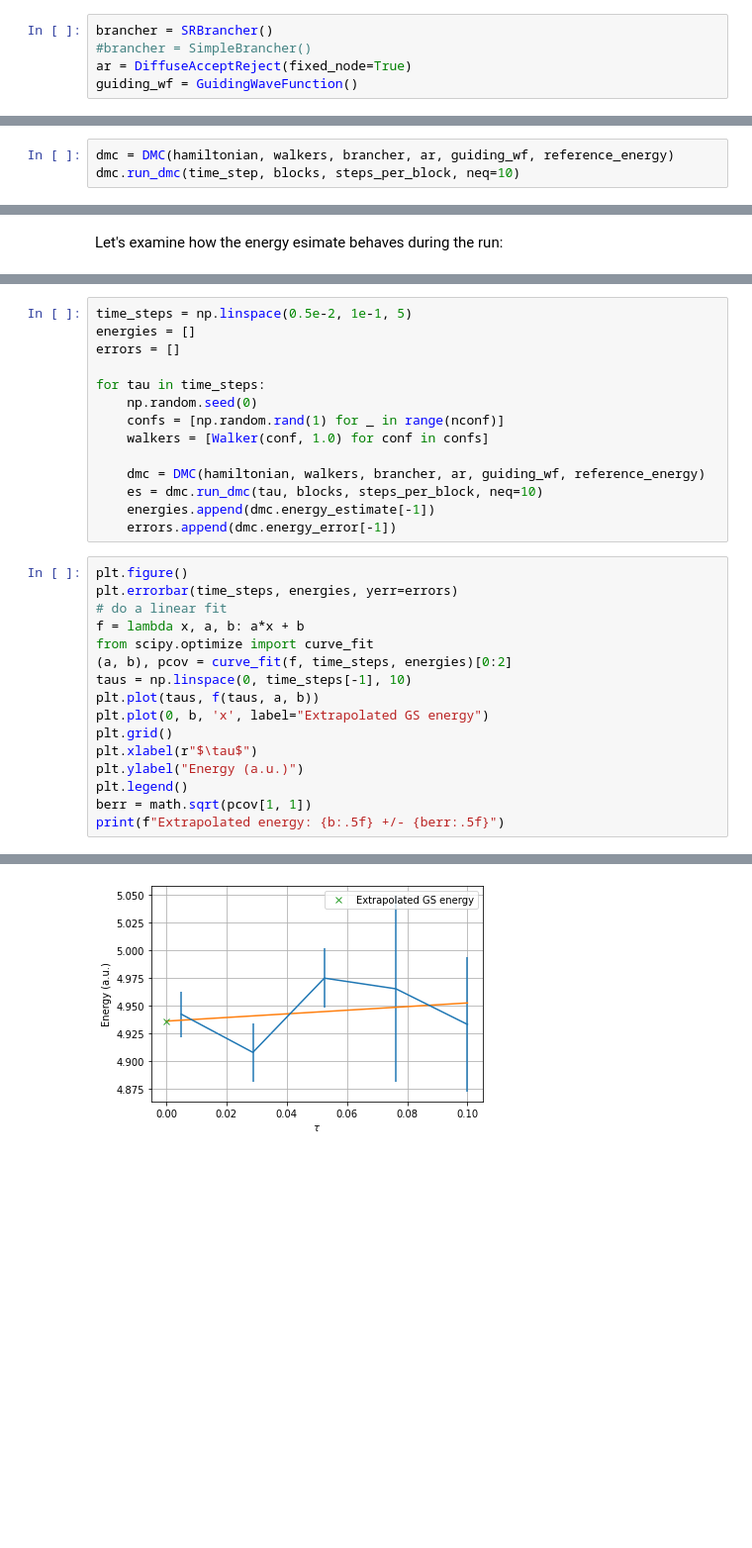
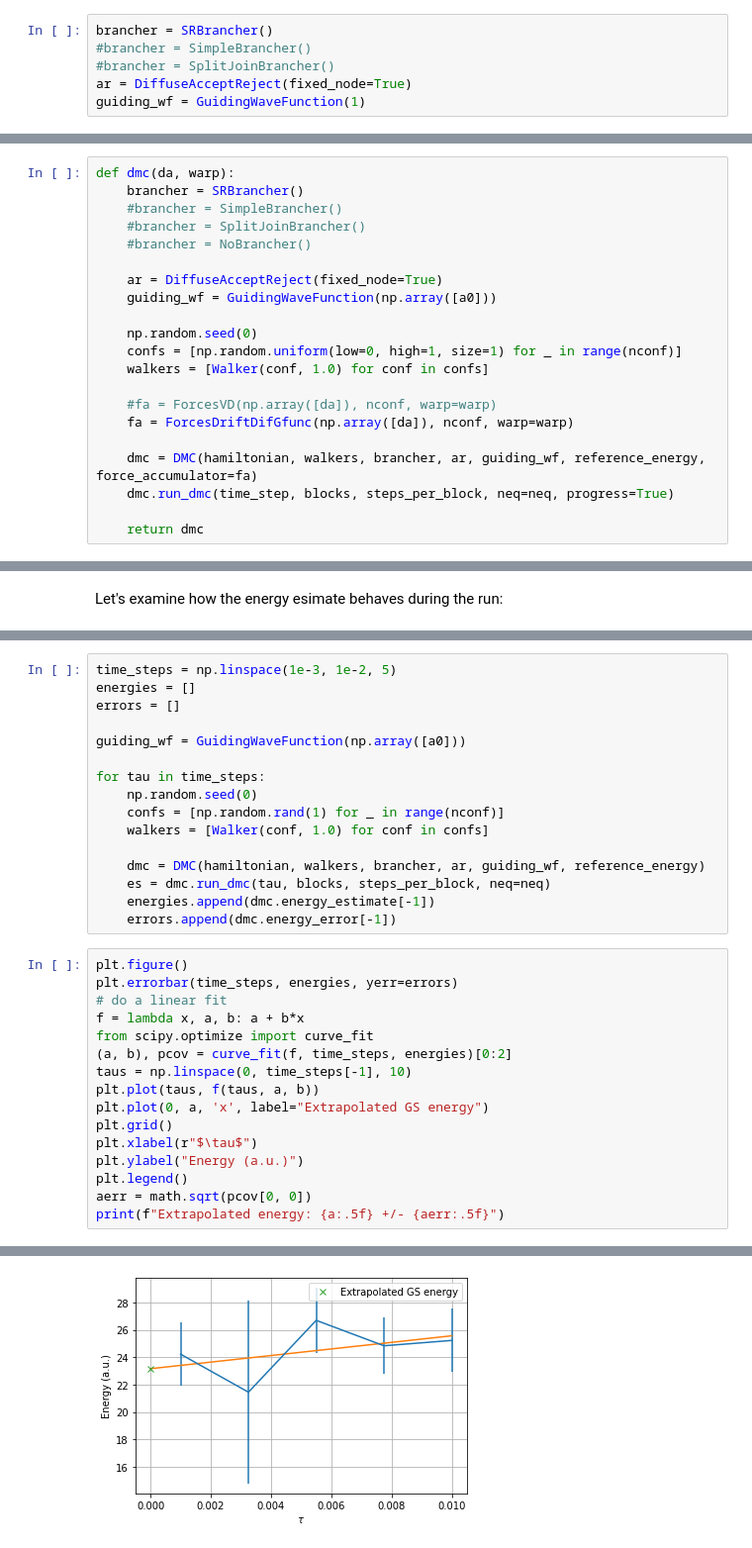
Before and after one commit to Jvanrhijn/pydmc, a Jupyter notebook: examples/pib_1d.ipynb, the cells around one changed output, grey strips where cells are left out. Shown at 99% size. Saved outputs shown, nothing was run; the diff lists cells and outputs as text; blank space fills up the shorter version.

Commit message:
Mess about with force algorithms

```diff
--- a/examples/pib_1d.ipynb
+++ b/examples/pib_1d.ipynb
@@ -61,8 +74,9 @@ Next, we set up the branching algorithm and accept-reject algorithm, and constru
 # %%
 brancher = SRBrancher()
 #brancher = SimpleBrancher()
+#brancher = SplitJoinBrancher()
 ar = DiffuseAcceptReject(fixed_node=True)
-guiding_wf = GuidingWaveFunction()
+guiding_wf = GuidingWaveFunction(1)
 # %% [markdown]
 Now, we generate a set of configurations. In a more advanced algorithm, this should be done by a short VMC run. Here, we just uniformly generate points $x \in [0, 1]$.
 # %%
@@ -71,6 +85,24 @@ confs = [np.random.rand(1) for _ in range(nconf)]
 walkers = [Walker(conf, 1.0) for conf in confs]
 # %% [markdown]
 And finally, initialize the DMC runner and perform diffusion Monte Carlo.
-# %%
-dmc = DMC(hamiltonian, walkers, brancher, ar, guiding_wf, reference_energy)
-dmc.run_dmc(time_step, blocks, steps_per_block, neq=10)
+# %%
+def dmc(da, warp):
+    brancher = SRBrancher()
+    #brancher = SimpleBrancher()
+    #brancher = SplitJoinBrancher()
+    #brancher = NoBrancher()
+
+    ar = DiffuseAcceptReject(fixed_node=True)
+    guiding_wf = GuidingWaveFunction(np.array([a0]))
+
+    np.random.seed(0)
+    confs = [np.random.uniform(low=0, high=1, size=1) for _ in range(nconf)]
+    walkers = [Walker(conf, 1.0) for conf in confs]
+
+    #fa = ForcesVD(np.array([da]), nconf, warp=warp)
+    fa = ForcesDriftDifGfunc(np.array([da]), nconf, warp=warp)
+
+    dmc = DMC(hamiltonian, walkers, brancher, ar, guiding_wf, reference_energy, force_accumulator=fa)
+    dmc.run_dmc(time_step, blocks, steps_per_block, neq=neq, progress=True)
+
+    return dmc
@@ -103,7 +151,9 @@ plt.grid()
 # %%
-time_steps = np.linspace(0.5e-2, 1e-1, 5)
+time_steps = np.linspace(1e-3, 1e-2, 5)
 energies = []
 errors = []
+
+guiding_wf = GuidingWaveFunction(np.array([a0]))
 
 for tau in time_steps:
     np.random.seed(0)
@@ -111,23 +161,23 @@ for tau in time_steps:
     walkers = [Walker(conf, 1.0) for conf in confs]
 
     dmc = DMC(hamiltonian, walkers, brancher, ar, guiding_wf, reference_energy)
-    es = dmc.run_dmc(tau, blocks, steps_per_block, neq=10)
+    es = dmc.run_dmc(tau, blocks, steps_per_block, neq=neq)
     energies.append(dmc.energy_estimate[-1])
     errors.append(dmc.energy_error[-1])
 # %%
 plt.figure()
 plt.errorbar(time_steps, energies, yerr=errors)
 # do a linear fit
-f = lambda x, a, b: a*x + b
+f = lambda x, a, b: a + b*x
 from scipy.optimize import curve_fit
 (a, b), pcov = curve_fit(f, time_steps, energies)[0:2]
 taus = np.linspace(0, time_steps[-1], 10)
 plt.plot(taus, f(taus, a, b))
-plt.plot(0, b, 'x', label="Extrapolated GS energy")
+plt.plot(0, a, 'x', label="Extrapolated GS energy")
 plt.grid()
 plt.xlabel(r"$\tau$")
 plt.ylabel("Energy (a.u.)")
 plt.legend()
-berr = math.sqrt(pcov[1, 1])
-print(f"Extrapolated energy: {b:.5f} +/- {berr:.5f}")
+aerr = math.sqrt(pcov[0, 0])
+print(f"Extrapolated energy: {a:.5f} +/- {aerr:.5f}")
 # %% [output]
@@ -135 +185 @@ Extrapolated energy: 4.93602 +/- 0.02477
-[figure, old version]
+[figure, new version]
```
Also changed, not shown: parts of 8 cells of this notebook, 7 other files.
